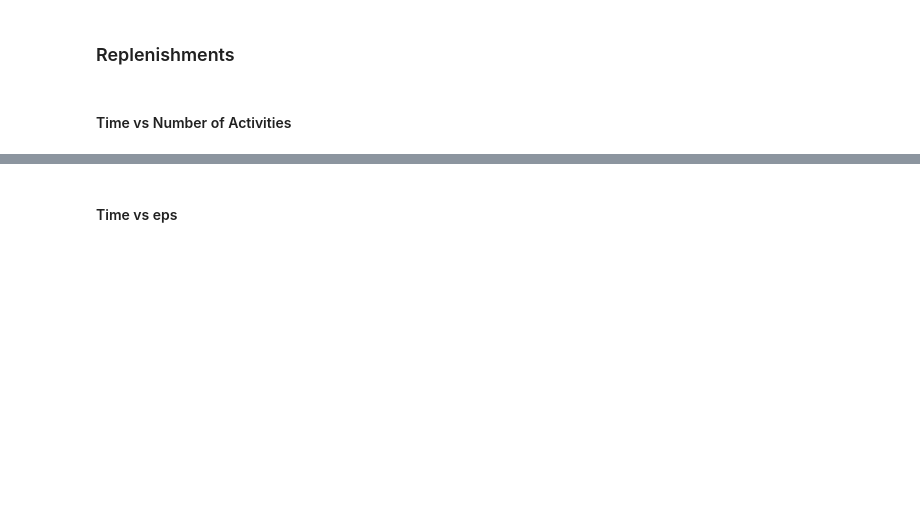
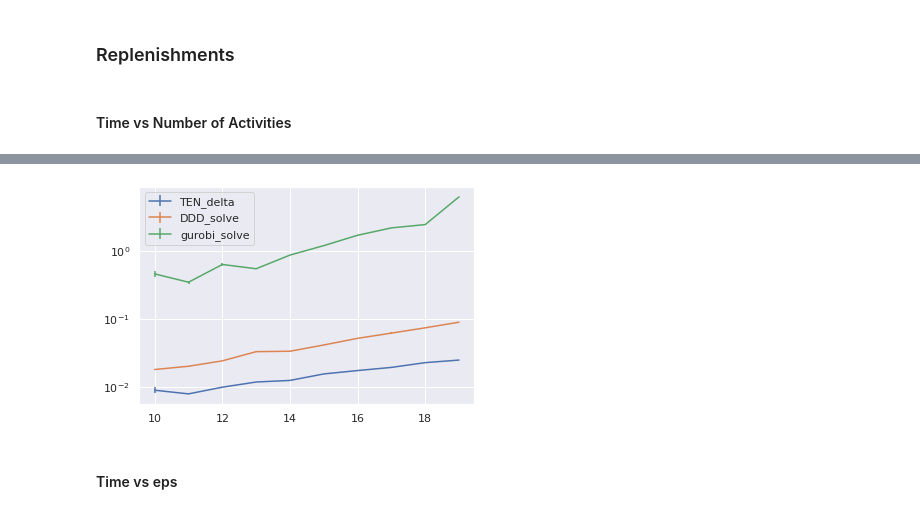
Before and after one commit to LetteraUnica/mathematical-optimization, a Jupyter notebook: final-project/TDASPR.ipynb, the cells around one changed output, grey strips where cells are left out. Drawn from its saved outputs; the diff is of its cells as text; code cells hidden in the pictures; blank space fills up the shorter version.

```diff
--- a/final-project/TDASPR.ipynb
+++ b/final-project/TDASPR.ipynb
@@ -433,12 +336,17 @@ pl.yscale("log")
 def time_problem(n_activities, Q, eps, algorithm, repeat=3):
     discretizer = TimeDiscretizer(eps)
     activities, V, q = mock_problem(n_activities, discretizer)
-    args = (V, activities, q, Q, discretizer) if algorithm == "TEN_delta" else (
-        activities, Q, discretizer, TEN_delta)
+
+    if algorithm == "TEN_delta":
+        args = (V, activities, q, Q, discretizer)
+    if algorithm == "DDD_solve":
+        args = (activities, Q, discretizer, TEN_delta)
+    if algorithm == "gurobi_solve":
+        args = (activities, Q, discretizer, True, 2)
 
     return my_timeit(globals()[algorithm], args, repeat=repeat)
 
-algorithms = ["TEN_delta", "DDD_solve"]
+algorithms = ["TEN_delta", "DDD_solve", "gurobi_solve"]
 # %% [markdown]
 #### Time vs Number of Activities
 # %%
@@ -454,3 +362,8 @@ plot_times(n_activities, mus, stds, algorithms)
+# %%
+plot_times(n_activities, mus, stds, algorithms)
+pl.yscale("log")
+# %% [output]
+[figure, added]
 # %% [markdown]
 #### Time vs eps
 # %%
```
Also changed, not shown: parts of 16 cells of this notebook.
